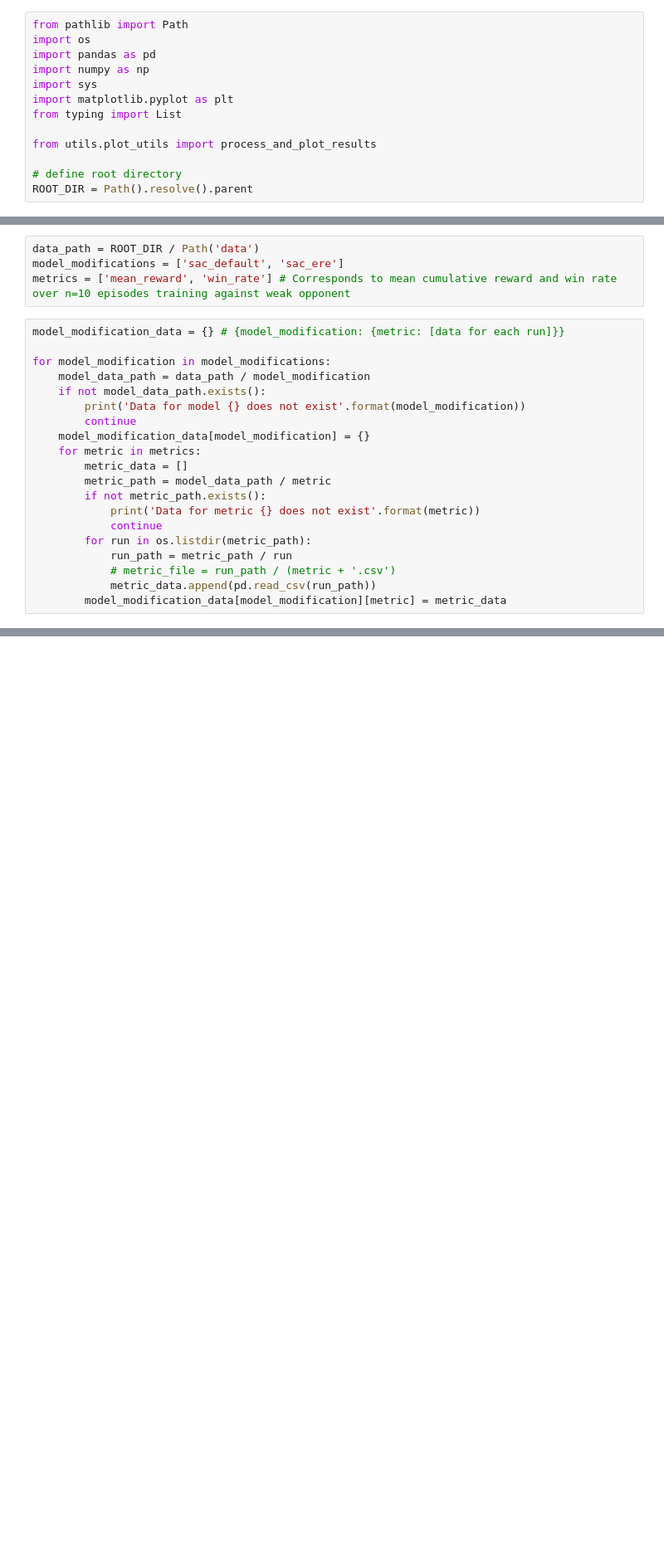
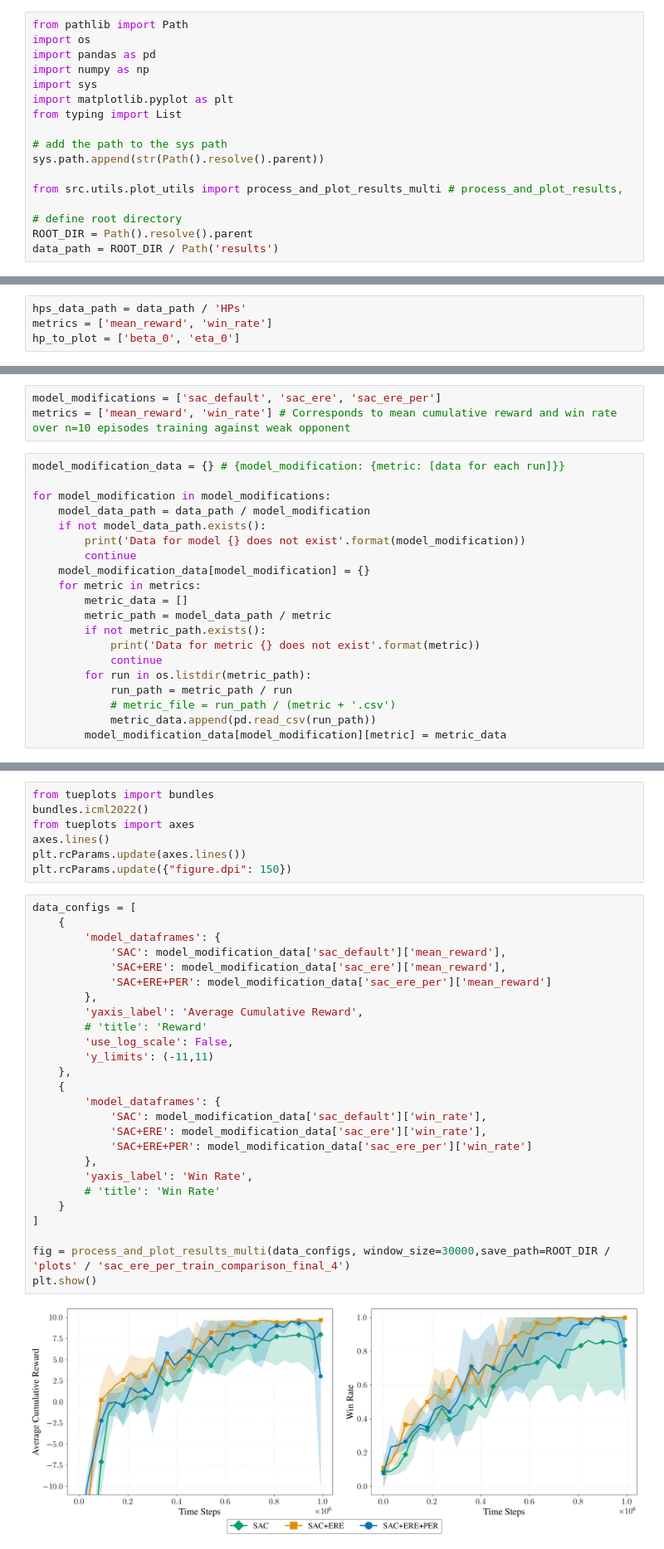
Before and after one commit to FlorianSp2000/hockey-rl-challenge, a Jupyter notebook: notebooks/evaluation_results.ipynb, the cells around one changed output, grey strips where cells are left out. Shown at 83% size. Drawn from its saved outputs; the diff is of its cells as text; blank space fills up the shorter version.

```diff
--- a/notebooks/evaluation_results.ipynb
+++ b/notebooks/evaluation_results.ipynb
@@ -10,7 +10,11 @@ import sys
 import matplotlib.pyplot as plt
 from typing import List
 
-from utils.plot_utils import process_and_plot_results
+# add the path to the sys path
+sys.path.append(str(Path().resolve().parent))
+
+from src.utils.plot_utils import process_and_plot_results_multi # process_and_plot_results,
 
 # define root directory
 ROOT_DIR = Path().resolve().parent
+data_path = ROOT_DIR / Path('results')
@@ -16,0 +23,4 @@ ROOT_DIR = Path().resolve().parent
+# %%
+hps_data_path = data_path / 'HPs'
+metrics = ['mean_reward', 'win_rate']
+hp_to_plot = ['beta_0', 'eta_0']
@@ -17,6 +369,5 @@ ROOT_DIR = Path().resolve().parent
 # %%
-data_path = ROOT_DIR / Path('data')
-model_modifications = ['sac_default', 'sac_ere']
+model_modifications = ['sac_default', 'sac_ere', 'sac_ere_per']
 metrics = ['mean_reward', 'win_rate'] # Corresponds to mean cumulative reward and win rate over n=10 episodes training against weak opponent
 # %%
 model_modification_data = {} # {model_modification: {metric: [data for each run]}}
@@ -54,0 +392,35 @@ plt.show()
+# %%
+from tueplots import bundles
+bundles.icml2022()
+from tueplots import axes
+axes.lines()
+plt.rcParams.update(axes.lines())
+plt.rcParams.update({"figure.dpi": 150})
+# %%
+data_configs = [
+    {
+        'model_dataframes': {
+            'SAC': model_modification_data['sac_default']['mean_reward'],
+            'SAC+ERE': model_modification_data['sac_ere']['mean_reward'],
+            'SAC+ERE+PER': model_modification_data['sac_ere_per']['mean_reward']
+        },
+        'yaxis_label': 'Average Cumulative Reward',
+        # 'title': 'Reward'
+        'use_log_scale': False,
+        'y_limits': (-11,11)
+    },
+    {
+        'model_dataframes': {
+            'SAC': model_modification_data['sac_default']['win_rate'],
+            'SAC+ERE': model_modification_data['sac_ere']['win_rate'],
+            'SAC+ERE+PER': model_modification_data['sac_ere_per']['win_rate']
+        },
+        'yaxis_label': 'Win Rate',
+        # 'title': 'Win Rate'
+    }
+]
+
+fig = process_and_plot_results_multi(data_configs, window_size=30000,save_path=ROOT_DIR / 'plots' / 'sac_ere_per_train_comparison_final_4')
+plt.show()
+# %% [output]
+[figure, added]
```
Also changed, not shown: parts of 19 cells of this notebook, 7 other files.
